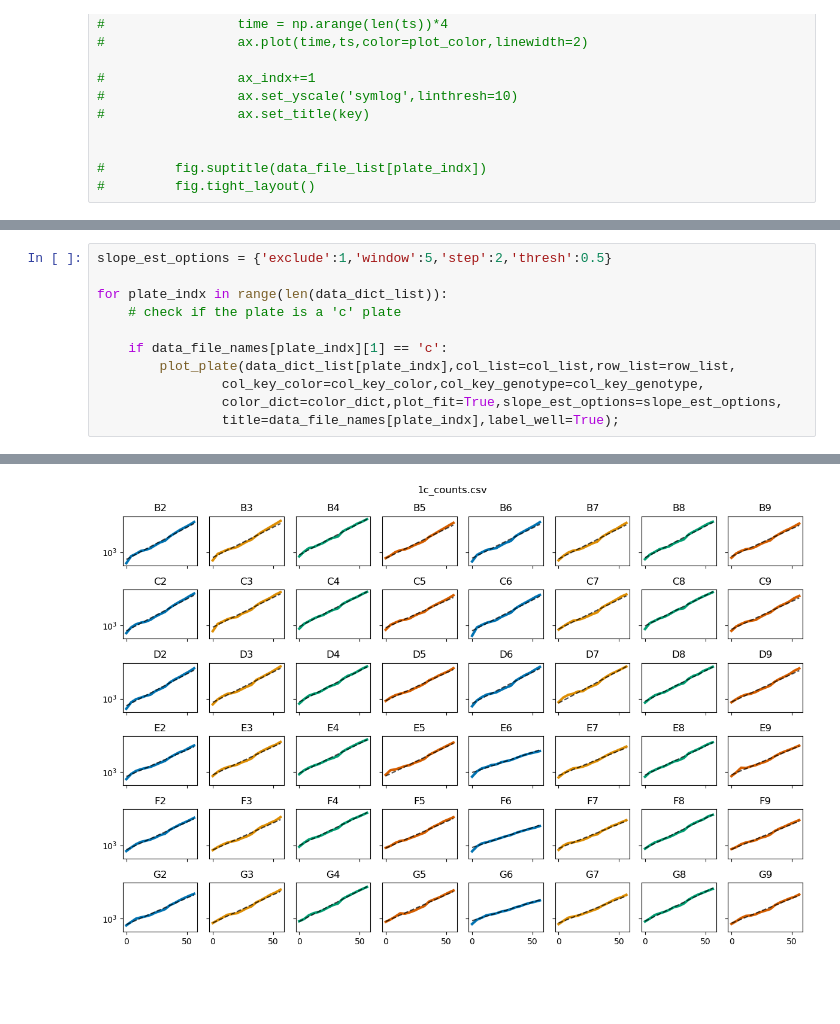
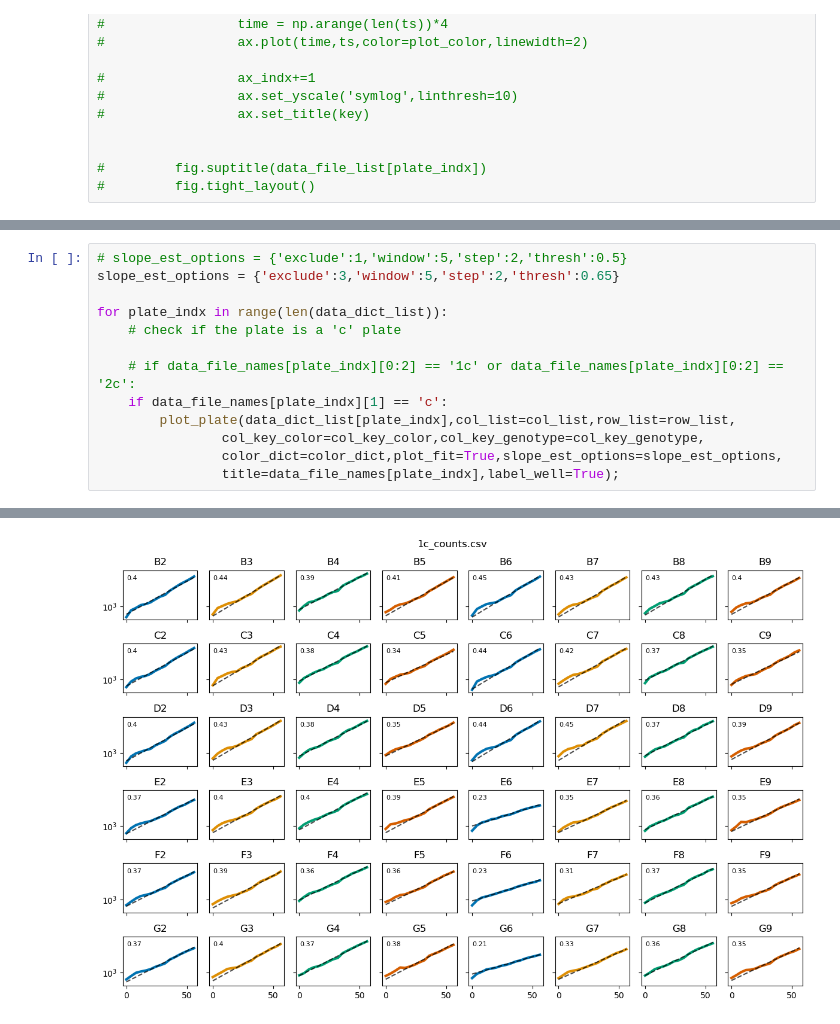
Before and after one commit to eshanking/msw_analysis, a Jupyter notebook: cancer_seascape_est_new.ipynb, the cells around one changed output, grey strips where cells are left out. Saved outputs shown, nothing was run; the diff lists cells and outputs as text; blank space fills up the shorter version.

```diff
--- a/cancer_seascape_est_new.ipynb
+++ b/cancer_seascape_est_new.ipynb
@@ -115,9 +126,11 @@ col_key_genotype = {'2':'wt',
 # %%
-slope_est_options = {'exclude':1,'window':5,'step':2,'thresh':0.5}
+# slope_est_options = {'exclude':1,'window':5,'step':2,'thresh':0.5}
+slope_est_options = {'exclude':3,'window':5,'step':2,'thresh':0.65}
 
 for plate_indx in range(len(data_dict_list)):
     # check if the plate is a 'c' plate
 
+    # if data_file_names[plate_indx][0:2] == '1c' or data_file_names[plate_indx][0:2] == '2c':
     if data_file_names[plate_indx][1] == 'c':
         plot_plate(data_dict_list[plate_indx],col_list=col_list,row_list=row_list,
                 col_key_color=col_key_color,col_key_genotype=col_key_genotype,
@@ -132 +149 @@ Warning: only one slope found
-[figure, old version]
+[figure, new version]
```
Also changed, not shown: parts of 10 cells of this notebook, 3 other files.
